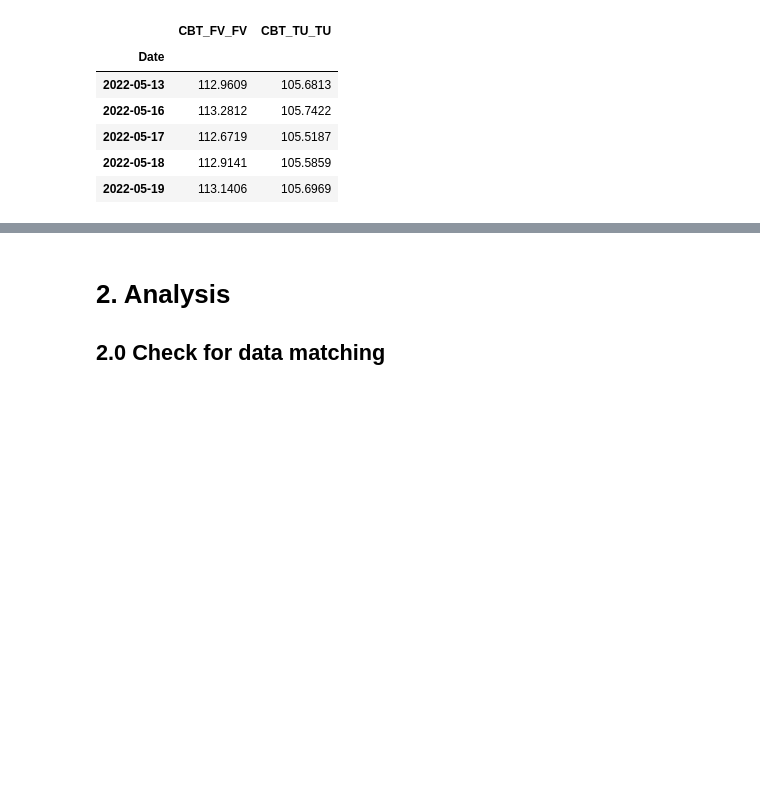
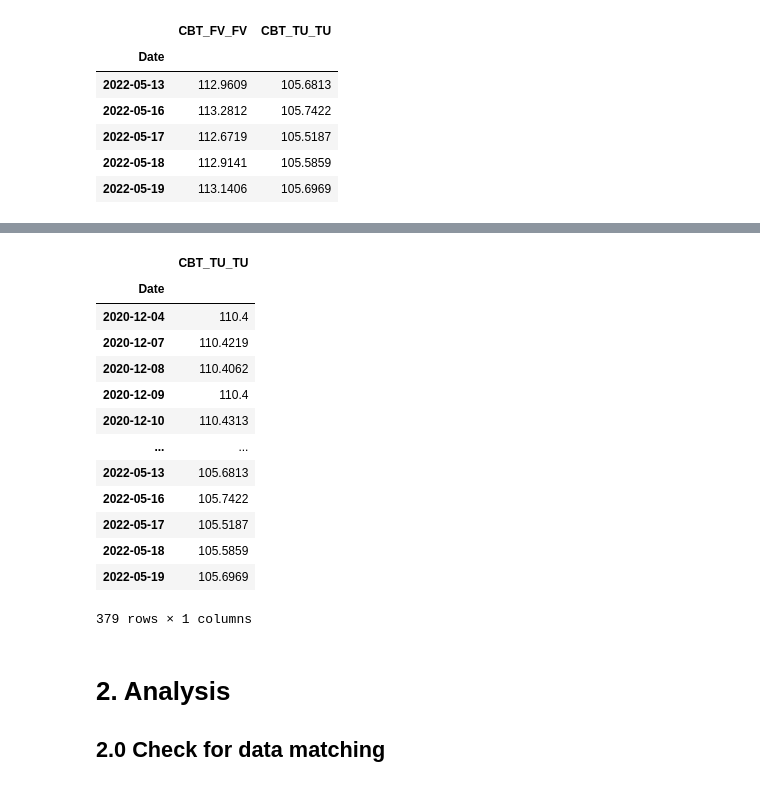
Before and after one commit to Zixin730/quant_trading_2023, a Jupyter notebook: hw/Zixin_Zhang_12375213_hw1.ipynb, the cells around one changed output, grey strips where cells are left out. Drawn from its saved outputs; the diff is of its cells as text; code cells hidden in the pictures; blank space fills up the shorter version.

```diff
--- a/hw/Zixin_Zhang_12375213_hw1.ipynb
+++ b/hw/Zixin_Zhang_12375213_hw1.ipynb
@@ -137,3 +153,20 @@ S2["spread"] = S2["spread"].astype("float64")
+# %%
+CBT_TU_TU[(CBT_TU_TU.index < end_date) & (CBT_TU_TU.index > start_date)]
+# %% [output]
+|  | CBT_TU_TU |
+| Date |  |
+| 2020-12-04 | 110.4 |
+| 2020-12-07 | 110.4219 |
+| 2020-12-08 | 110.4062 |
+| 2020-12-09 | 110.4 |
+| 2020-12-10 | 110.4313 |
+| ... | ... |
+| 2022-05-13 | 105.6813 |
+| 2022-05-16 | 105.7422 |
+| 2022-05-17 | 105.5187 |
+| 2022-05-18 | 105.5859 |
+| 2022-05-19 | 105.6969 |
+379 rows × 1 columns
 # %% [markdown]
 # 2. Analysis
 ## 2.0 Check for data matching
```
Also changed, not shown: parts of 2 cells of this notebook, 8 other files.
